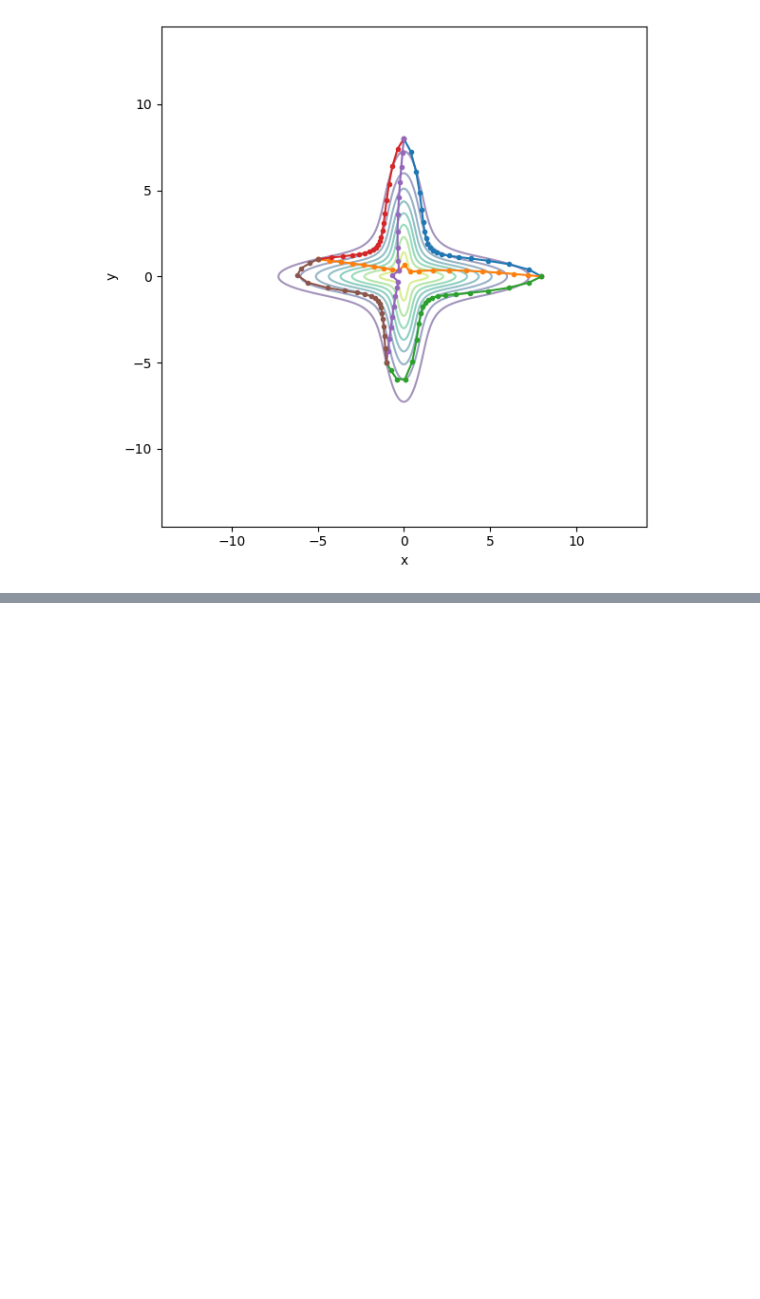
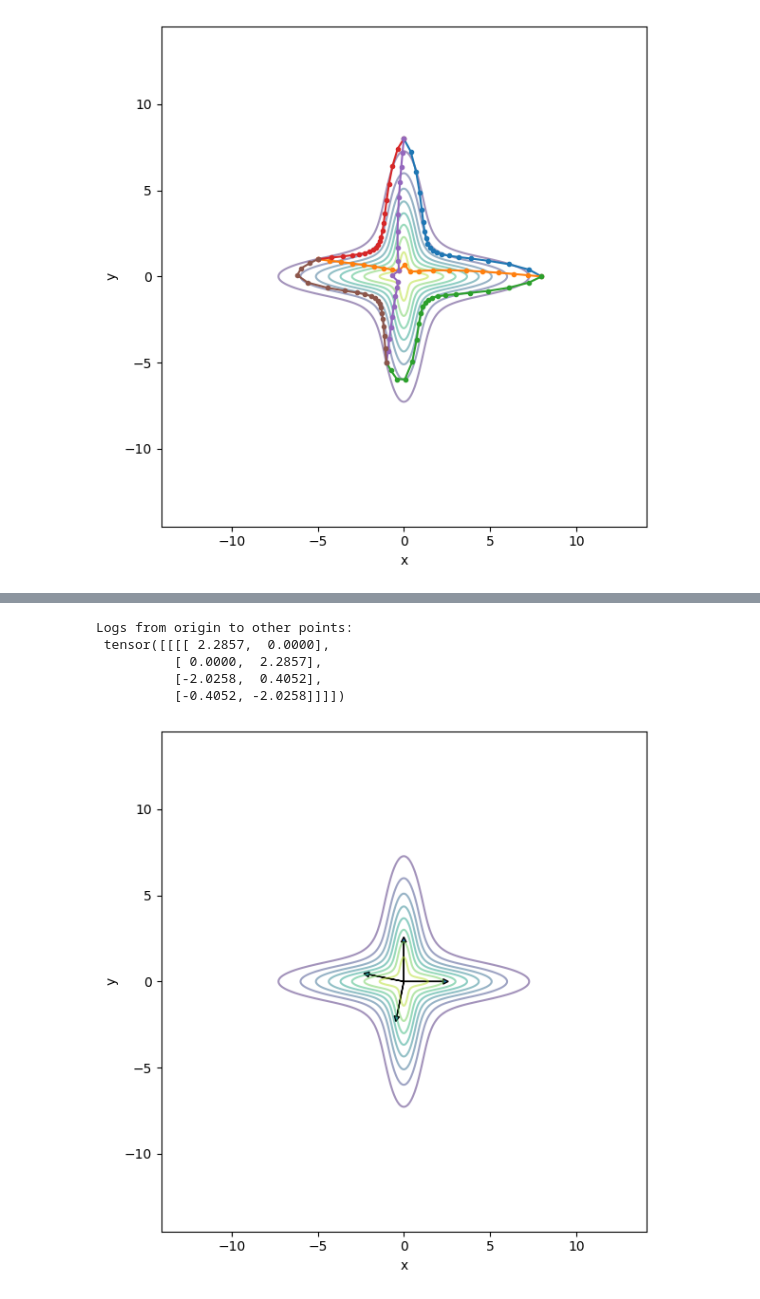
Before and after one commit to wdiepeveen/Riemannian-Archetypal-Analysis, a Jupyter notebook: bimodal_rho_test.ipynb, the cells around one changed output, grey strips where cells are left out. Saved outputs shown, nothing was run; the diff lists cells and outputs as text; code cells hidden in the pictures; blank space fills up the shorter version.

```diff
--- a/bimodal_rho_test.ipynb
+++ b/bimodal_rho_test.ipynb
@@ -134,0 +155,22 @@ plt.show()
+# %%
+# logs from origin to the other points
+logs_from_origin = manifold.log(origin[None], x[None])
+print("Logs from origin to other points:\n", logs_from_origin)
+
+# quiver plot of the log vectors from origin
+plt.figure(figsize=(6,6))
+plt.contour(X.numpy(), Y.numpy(), log_probs.numpy(), levels=10, cmap='viridis', alpha=0.5)
+for i in range(logs_from_origin.shape[2]):
+    plt.arrow(origin[0,0].item(), origin[0,1].item(), logs_from_origin[0,0,i,0].item(), logs_from_origin[0,0,i,1].item(), head_width=0.3, head_length=0.3)
+plt.xlabel('x')
+plt.ylabel('y')
+plt.axis('equal')
+plt.tight_layout()
+plt.show()
+# %% [output]
+Logs from origin to other points:
+ tensor([[[[ 2.2857,  0.0000],
+          [ 0.0000,  2.2857],
+          [-2.0258,  0.4052],
+          [-0.4052, -2.0258]]]])
+[figure, added]
```
Also changed, not shown: parts of 8 cells of this notebook, 8 other files.
